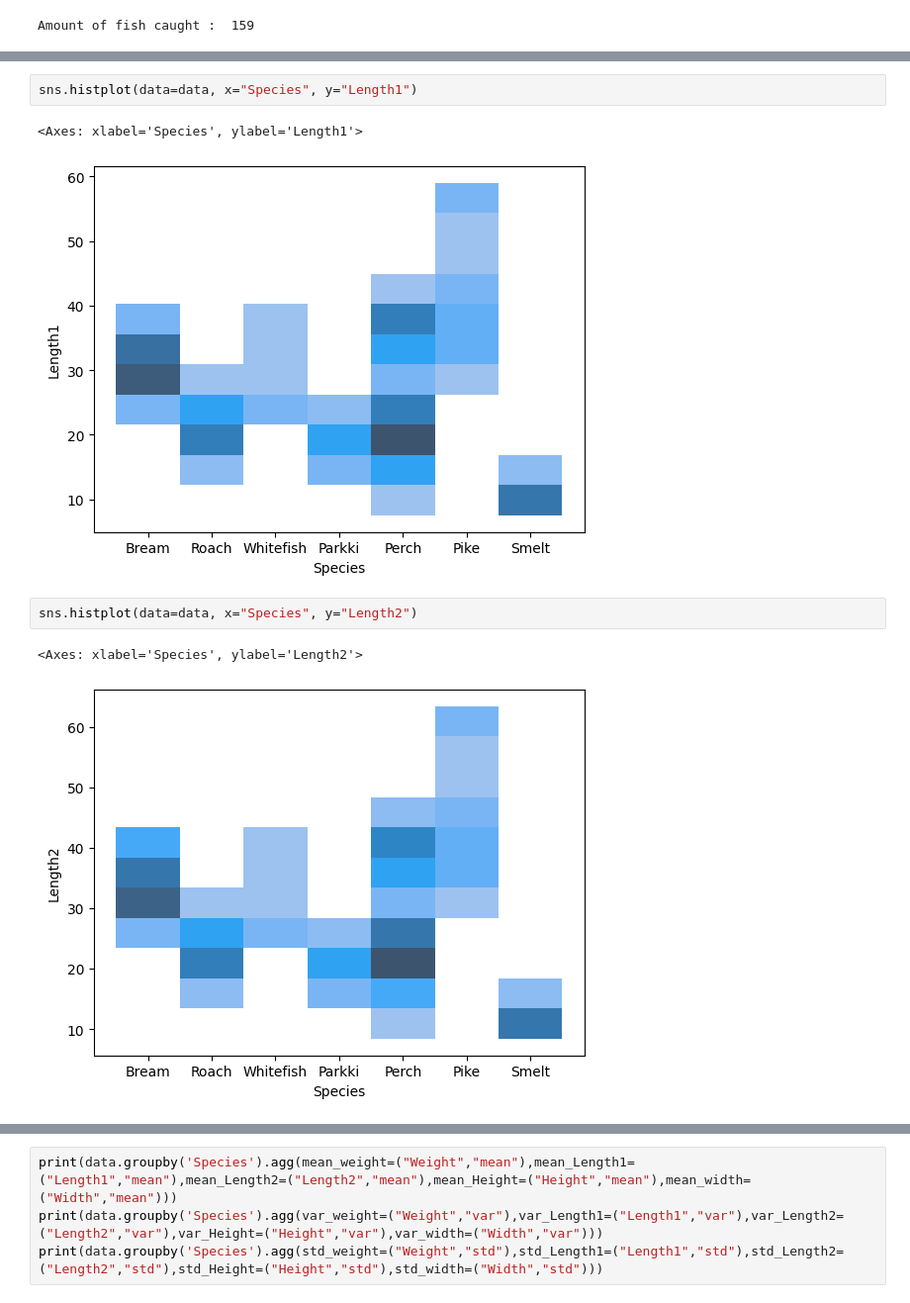
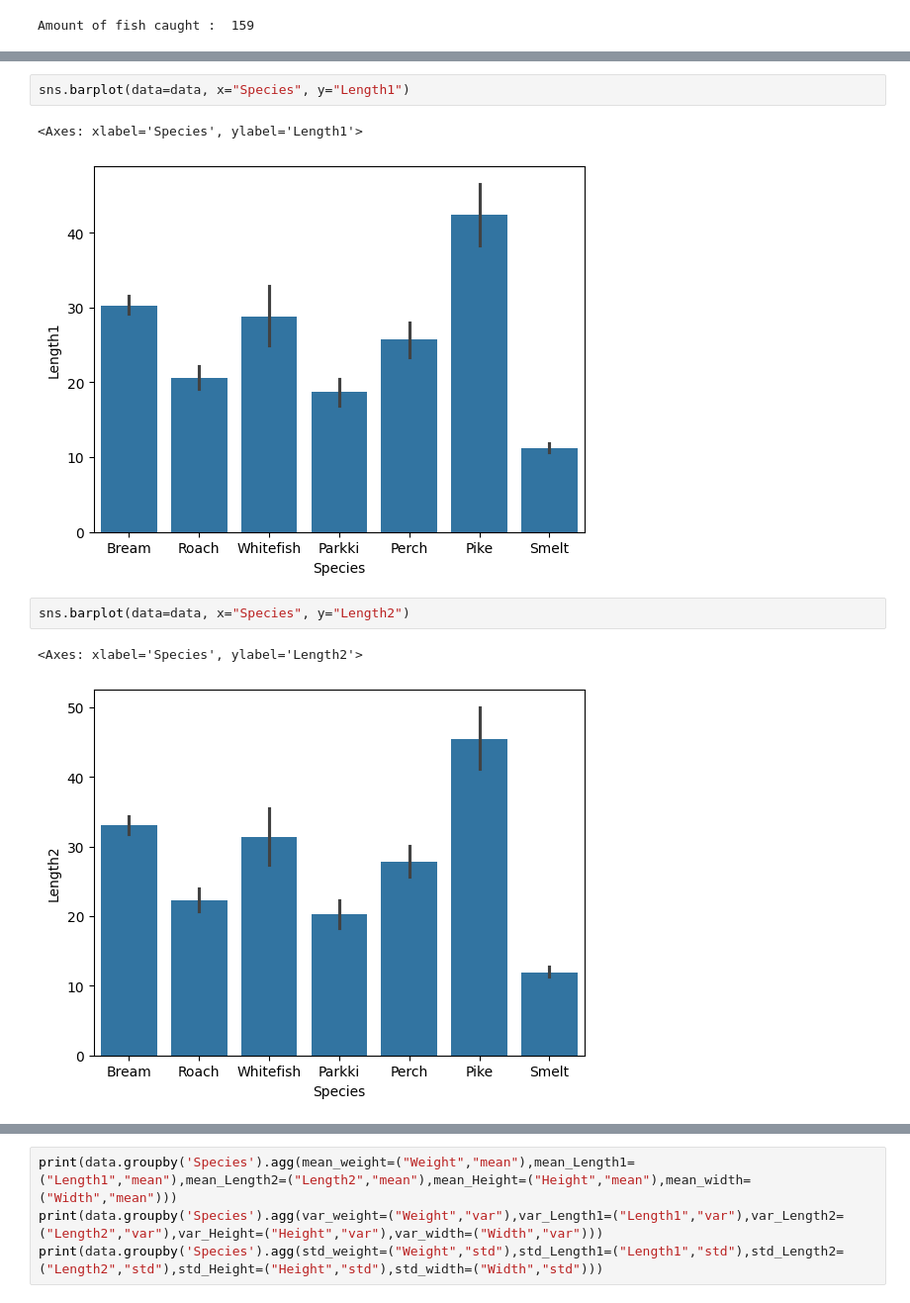
Before and after one commit to Creepy01/Fish-market-analysis, a Jupyter notebook: data.ipynb, the cells around one changed output, grey strips where cells are left out. Shown at 99% size. Saved outputs shown, nothing was run; the diff lists cells and outputs as text.

```diff
--- a/data.ipynb
+++ b/data.ipynb
@@ -68,10 +68,10 @@ plt.show()
 # %%
-sns.histplot(data=data, x="Species", y="Length1")
+sns.barplot(data=data, x="Species", y="Length1")
 # %% [output]
 <Axes: xlabel='Species', ylabel='Length1'>
-[figure, old version]
+[figure, new version]
 # %%
-sns.histplot(data=data, x="Species", y="Length2")
+sns.barplot(data=data, x="Species", y="Length2")
 # %% [output]
 <Axes: xlabel='Species', ylabel='Length2'>
-[figure, old version]
+[figure, new version]
```
Also changed, not shown: parts of 12 cells of this notebook.
